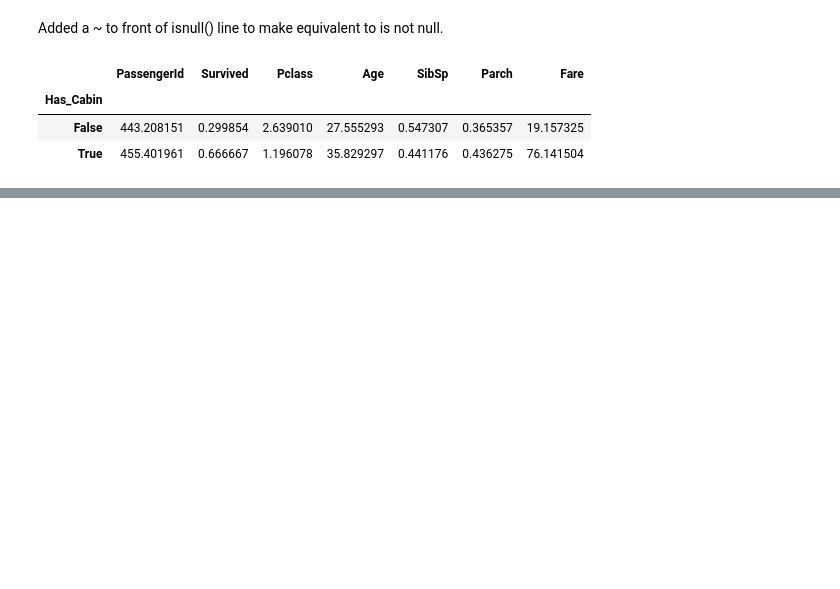
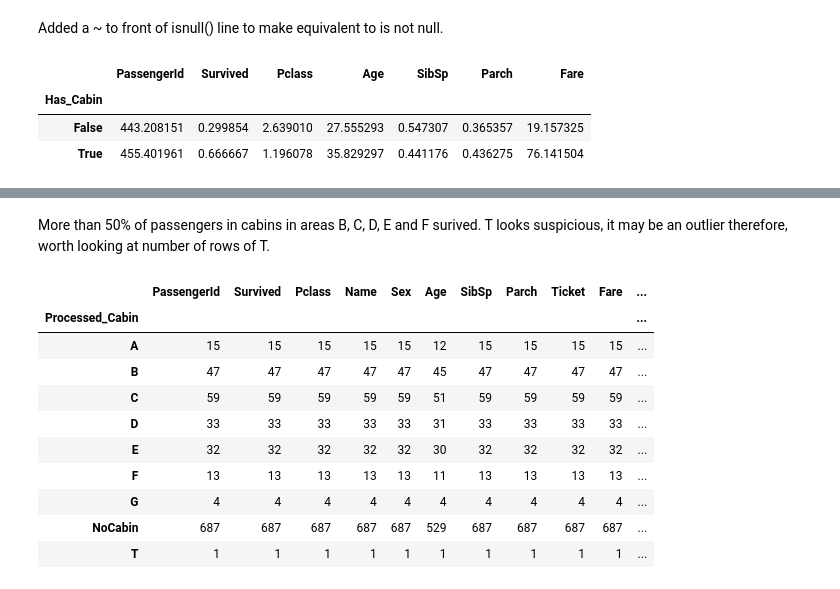
Before and after one commit to nehal1989/kaggle_titanic, a Jupyter notebook: titanic_analysis.ipynb, the cells around one changed output, grey strips where cells are left out. Saved outputs shown, nothing was run; the diff lists cells and outputs as text; code cells hidden in the pictures; blank space fills up the shorter version.

Commit message:
Finished analysis on cabin and location that person embarked

```diff
--- a/titanic_analysis.ipynb
+++ b/titanic_analysis.ipynb
@@ -169,0 +172,3 @@ If a passenger had a cabin then they had a 66% chance of surviving the titanic.
+# %%
+temp_df['Processed_Cabin'] = temp_df.Cabin.str.get(0).fillna('NoCabin')
+temp_df.head()
@@ -169,0 +198,16 @@ If a passenger had a cabin then they had a 66% chance of surviving the titanic.
+# %% [markdown]
+More than 50% of passengers in cabins in areas B, C, D, E and F surived. T looks suspicious, it may be an outlier therefore, worth looking at number of rows of T.
+# %%
+temp_df.groupby(['Processed_Cabin']).count()
+# %% [output]
+|  | PassengerId | Survived | Pclass | Name | Sex | Age | SibSp | Parch | Ticket | Fare | ... |
+| Processed_Cabin |  |  |  |  |  |  |  |  |  |  | ... |
+| A | 15 | 15 | 15 | 15 | 15 | 12 | 15 | 15 | 15 | 15 | ... |
+| B | 47 | 47 | 47 | 47 | 47 | 45 | 47 | 47 | 47 | 47 | ... |
+| C | 59 | 59 | 59 | 59 | 59 | 51 | 59 | 59 | 59 | 59 | ... |
+| D | 33 | 33 | 33 | 33 | 33 | 31 | 33 | 33 | 33 | 33 | ... |
+| E | 32 | 32 | 32 | 32 | 32 | 30 | 32 | 32 | 32 | 32 | ... |
+| F | 13 | 13 | 13 | 13 | 13 | 11 | 13 | 13 | 13 | 13 | ... |
+| G | 4 | 4 | 4 | 4 | 4 | 4 | 4 | 4 | 4 | 4 | ... |
+| NoCabin | 687 | 687 | 687 | 687 | 687 | 529 | 687 | 687 | 687 | 687 | ... |
+| T | 1 | 1 | 1 | 1 | 1 | 1 | 1 | 1 | 1 | 1 | ... |
```
Also changed, not shown: parts of 8 cells of this notebook.
